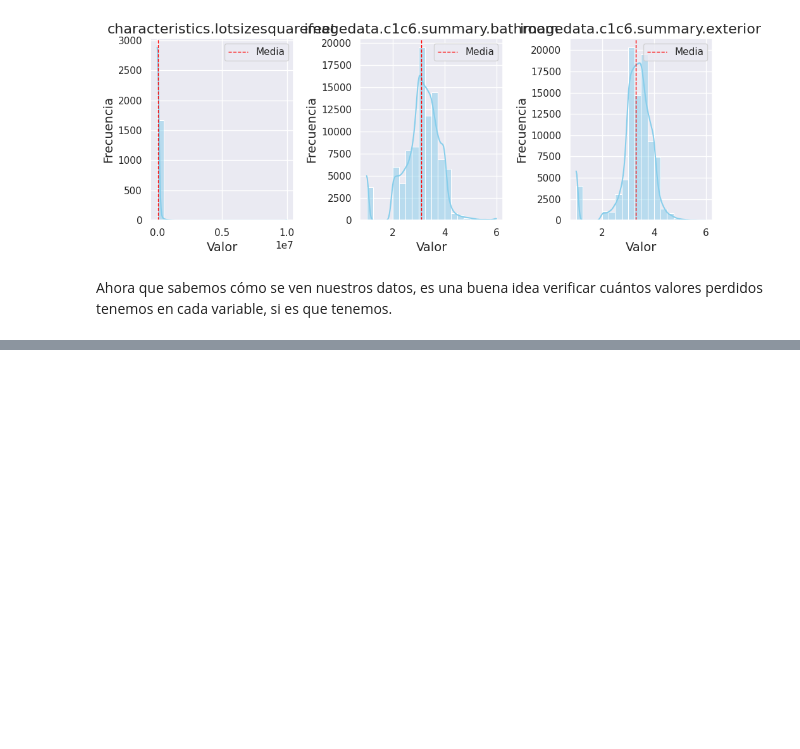
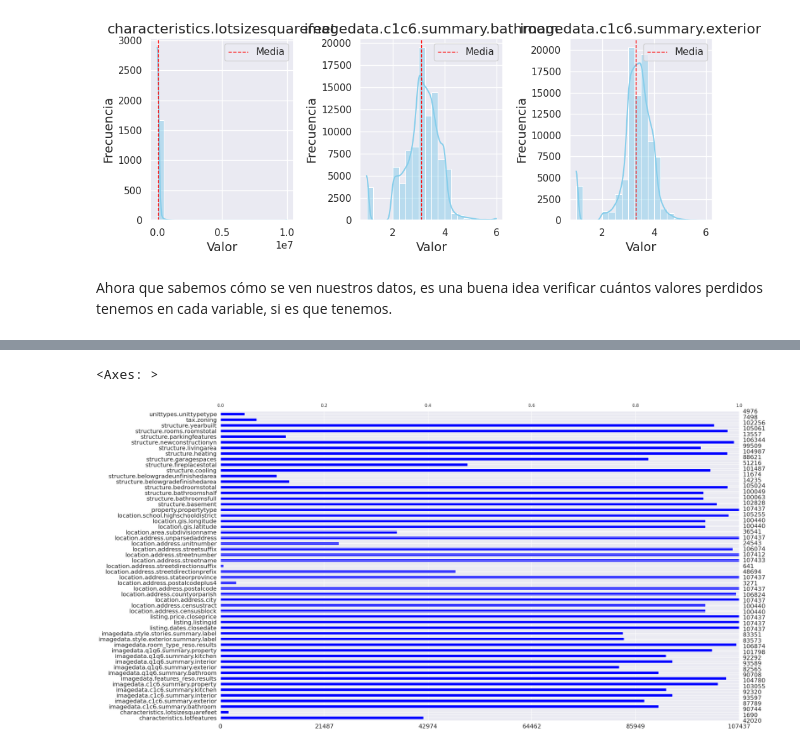
Before and after one commit to Farrius/Datathon_2024, a Jupyter notebook: restb.ipynb, the cells around one changed output, grey strips where cells are left out. Drawn from its saved outputs; the diff is of its cells as text; code cells hidden in the pictures; blank space fills up the shorter version.

Commit message:
missing values

```diff
--- a/restb.ipynb
+++ b/restb.ipynb
@@ -448,0 +430,6 @@ memory usage: 45.6 MB
+# %%
+import missingno as msno
+msno.bar(df_train, color="blue")
+# %% [output]
+<Axes: >
+[figure, added]
```
Also changed, not shown: parts of 9 cells of this notebook.
